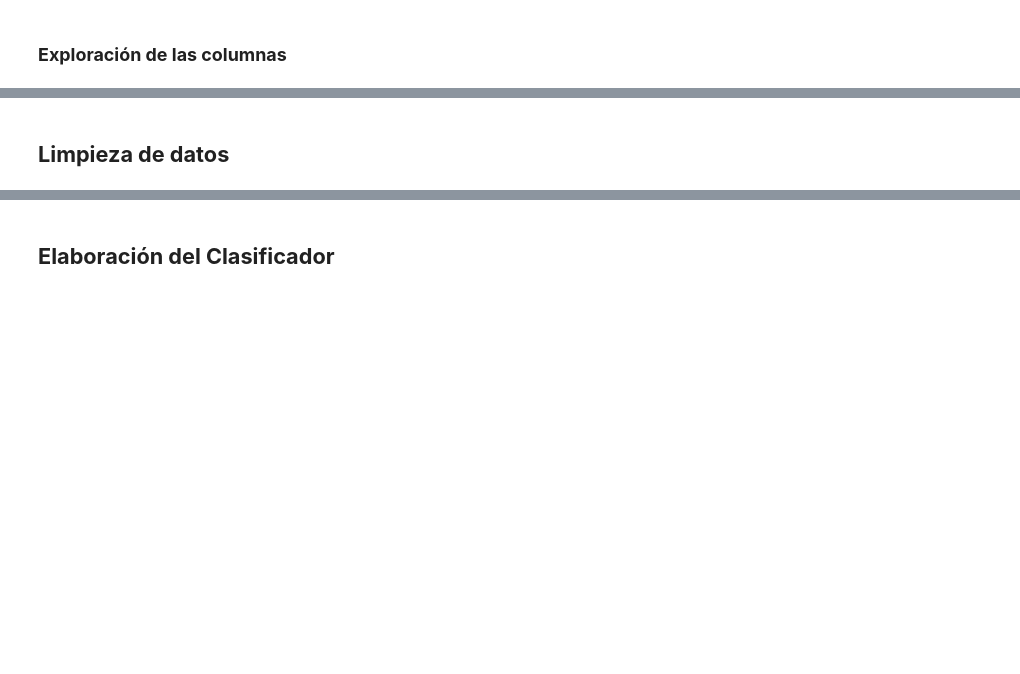
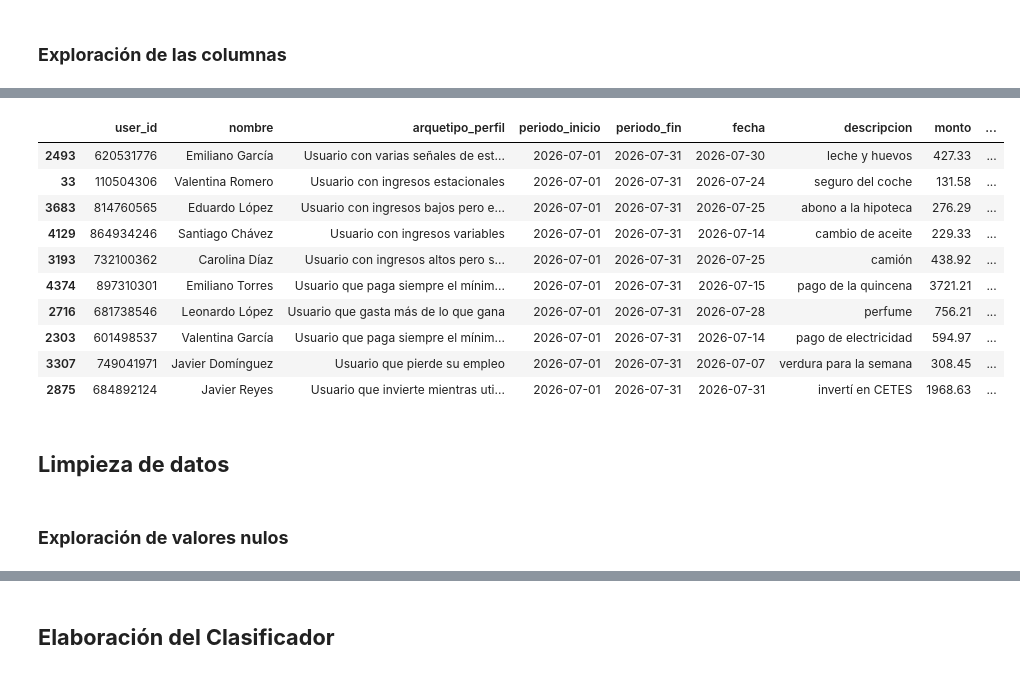
Before and after one commit to No-Country-simulation/Hackathon-G9-LATAM-Team-68, a Jupyter notebook: ciencia-de-datos/cuaderno_trabajo.ipynb, the cells around one changed output, grey strips where cells are left out. Cells and saved outputs as stored; diff of their text form; code cells hidden in the pictures; blank space fills up the shorter version.

```diff
--- a/ciencia-de-datos/cuaderno_trabajo.ipynb
+++ b/ciencia-de-datos/cuaderno_trabajo.ipynb
@@ -82,2 +72,0 @@ memory usage: 439.1 KB
-# %%
-df = df.drop(columns=["perfil_usuario"])
@@ -390,2 +87,18 @@ plt.show()
+# %%
+df.sample(10, random_state=42)
+# %% [output]
+|  | user_id | nombre | arquetipo_perfil | periodo_inicio | periodo_fin | fecha | descripcion | monto | ... |
+| 2493 | 620531776 | Emiliano García | Usuario con varias señales de est... | 2026-07-01 | 2026-07-31 | 2026-07-30 | leche y huevos | 427.33 | ... |
+| 33 | 110504306 | Valentina Romero | Usuario con ingresos estacionales | 2026-07-01 | 2026-07-31 | 2026-07-24 | seguro del coche | 131.58 | ... |
+| 3683 | 814760565 | Eduardo López | Usuario con ingresos bajos pero e... | 2026-07-01 | 2026-07-31 | 2026-07-25 | abono a la hipoteca | 276.29 | ... |
+| 4129 | 864934246 | Santiago Chávez | Usuario con ingresos variables | 2026-07-01 | 2026-07-31 | 2026-07-14 | cambio de aceite | 229.33 | ... |
+| 3193 | 732100362 | Carolina Díaz | Usuario con ingresos altos pero s... | 2026-07-01 | 2026-07-31 | 2026-07-25 | camión | 438.92 | ... |
+| 4374 | 897310301 | Emiliano Torres | Usuario que paga siempre el mínim... | 2026-07-01 | 2026-07-31 | 2026-07-15 | pago de la quincena | 3721.21 | ... |
+| 2716 | 681738546 | Leonardo López | Usuario que gasta más de lo que gana | 2026-07-01 | 2026-07-31 | 2026-07-28 | perfume | 756.21 | ... |
+| 2303 | 601498537 | Valentina García | Usuario que paga siempre el mínim... | 2026-07-01 | 2026-07-31 | 2026-07-14 | pago de electricidad | 594.97 | ... |
+| 3307 | 749041971 | Javier Domínguez | Usuario que pierde su empleo | 2026-07-01 | 2026-07-31 | 2026-07-07 | verdura para la semana | 308.45 | ... |
+| 2875 | 684892124 | Javier Reyes | Usuario que invierte mientras uti... | 2026-07-01 | 2026-07-31 | 2026-07-31 | invertí en CETES | 1968.63 | ... |
 # %% [markdown]
 ## **Limpieza de datos**
+# %% [markdown]
+### **Exploración de valores nulos**
```
Also changed, not shown: parts of 121 cells of this notebook.
